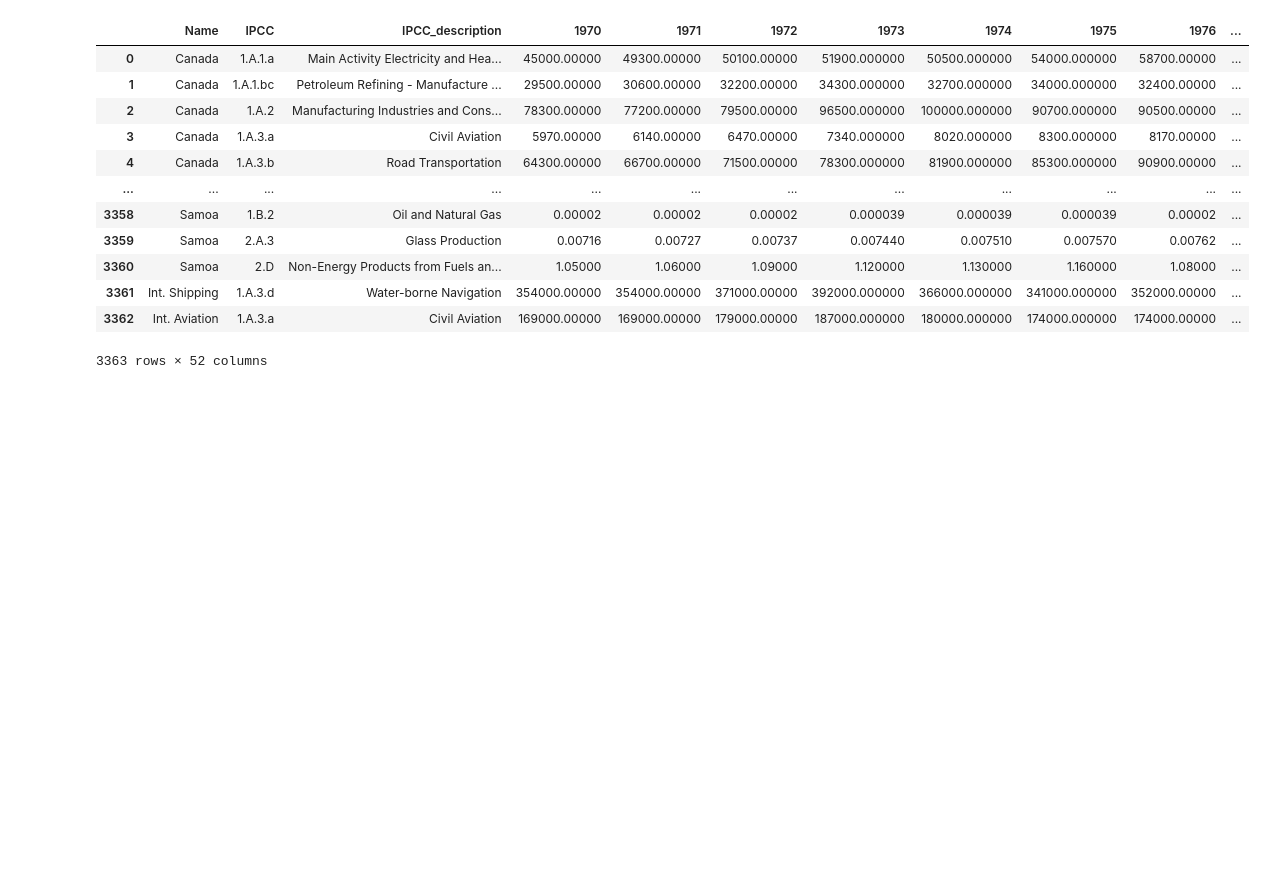
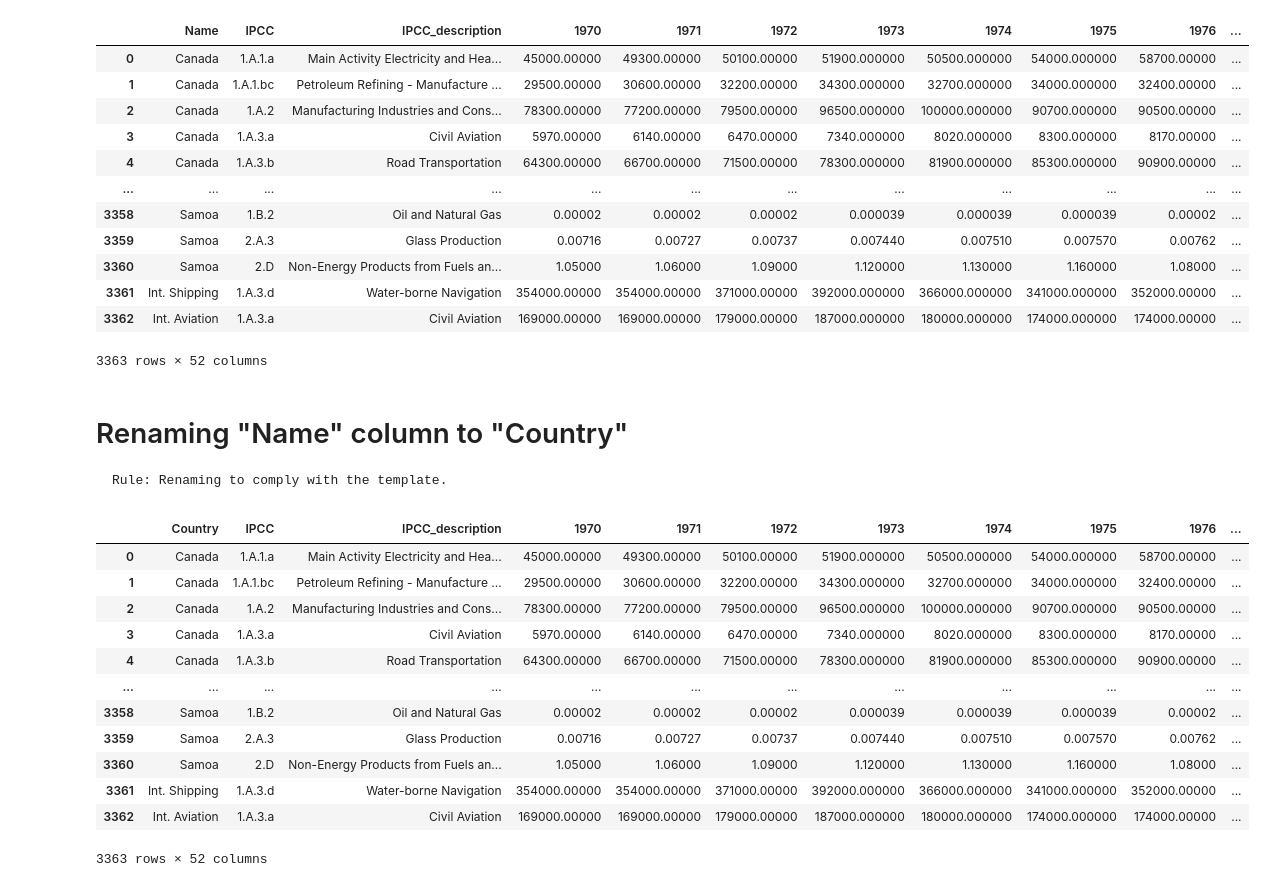
Before and after one commit to transportenergy/database, a Jupyter notebook: item/historical/scripts/T005.ipynb, the cells around one changed output. Cells and saved outputs as stored; diff of their text form; code cells hidden in the pictures; blank space fills up the shorter version.

```diff
--- a/item/historical/scripts/T005.ipynb
+++ b/item/historical/scripts/T005.ipynb
@@ -52,3 +52,23 @@ df
 | 3361 | Int. Shipping | 1.A.3.d | Water-borne Navigation | 354000.00000 | 354000.00000 | 371000.00000 | 392000.000000 | 366000.000000 | 341000.000000 | 352000.00000 | ... |
 | 3362 | Int. Aviation | 1.A.3.a | Civil Aviation | 169000.00000 | 169000.00000 | 179000.00000 | 187000.000000 | 180000.000000 | 174000.000000 | 174000.00000 | ... |
 3363 rows × 52 columns
+# %% [markdown]
+# Renaming "Name" column to "Country"
+    Rule: Renaming to comply with the template.
+# %%
+dataframeManager.rename_column(current_name="Name",df=df,new_name=ColumnName.COUNTRY.value)
+df
+# %% [output]
+|  | Country | IPCC | IPCC_description | 1970 | 1971 | 1972 | 1973 | 1974 | 1975 | 1976 | ... |
+| 0 | Canada | 1.A.1.a | Main Activity Electricity and Hea... | 45000.00000 | 49300.00000 | 50100.00000 | 51900.000000 | 50500.000000 | 54000.000000 | 58700.00000 | ... |
+| 1 | Canada | 1.A.1.bc | Petroleum Refining - Manufacture ... | 29500.00000 | 30600.00000 | 32200.00000 | 34300.000000 | 32700.000000 | 34000.000000 | 32400.00000 | ... |
+| 2 | Canada | 1.A.2 | Manufacturing Industries and Cons... | 78300.00000 | 77200.00000 | 79500.00000 | 96500.000000 | 100000.000000 | 90700.000000 | 90500.00000 | ... |
+| 3 | Canada | 1.A.3.a | Civil Aviation | 5970.00000 | 6140.00000 | 6470.00000 | 7340.000000 | 8020.000000 | 8300.000000 | 8170.00000 | ... |
+| 4 | Canada | 1.A.3.b | Road Transportation | 64300.00000 | 66700.00000 | 71500.00000 | 78300.000000 | 81900.000000 | 85300.000000 | 90900.00000 | ... |
+| ... | ... | ... | ... | ... | ... | ... | ... | ... | ... | ... | ... |
+| 3358 | Samoa | 1.B.2 | Oil and Natural Gas | 0.00002 | 0.00002 | 0.00002 | 0.000039 | 0.000039 | 0.000039 | 0.00002 | ... |
+| 3359 | Samoa | 2.A.3 | Glass Production | 0.00716 | 0.00727 | 0.00737 | 0.007440 | 0.007510 | 0.007570 | 0.00762 | ... |
+| 3360 | Samoa | 2.D | Non-Energy Products from Fuels an... | 1.05000 | 1.06000 | 1.09000 | 1.120000 | 1.130000 | 1.160000 | 1.08000 | ... |
+| 3361 | Int. Shipping | 1.A.3.d | Water-borne Navigation | 354000.00000 | 354000.00000 | 371000.00000 | 392000.000000 | 366000.000000 | 341000.000000 | 352000.00000 | ... |
+| 3362 | Int. Aviation | 1.A.3.a | Civil Aviation | 169000.00000 | 169000.00000 | 179000.00000 | 187000.000000 | 180000.000000 | 174000.000000 | 174000.00000 | ... |
+3363 rows × 52 columns
```
Also changed, not shown: parts of 15 cells of this notebook, 1 other file.
